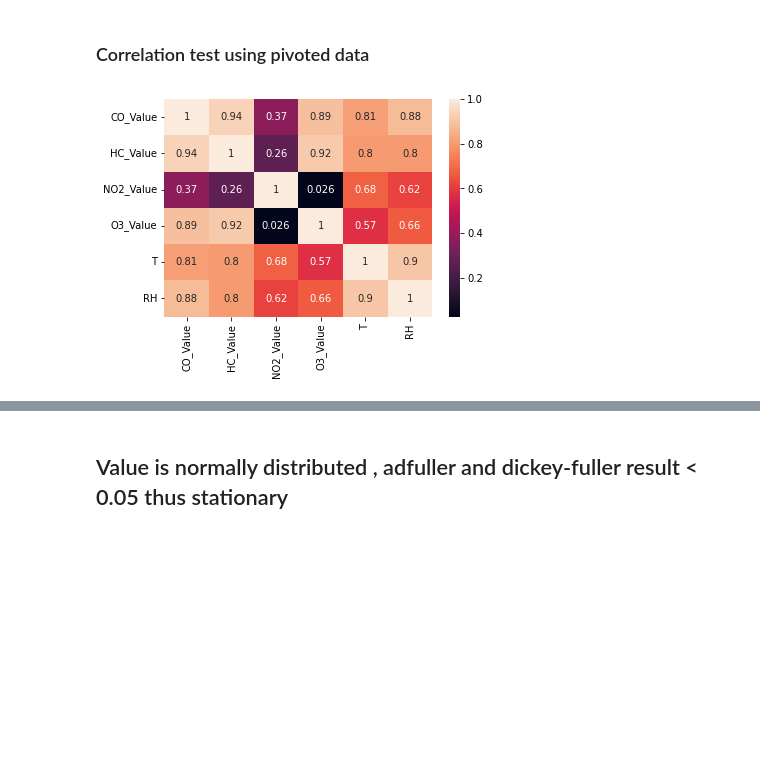
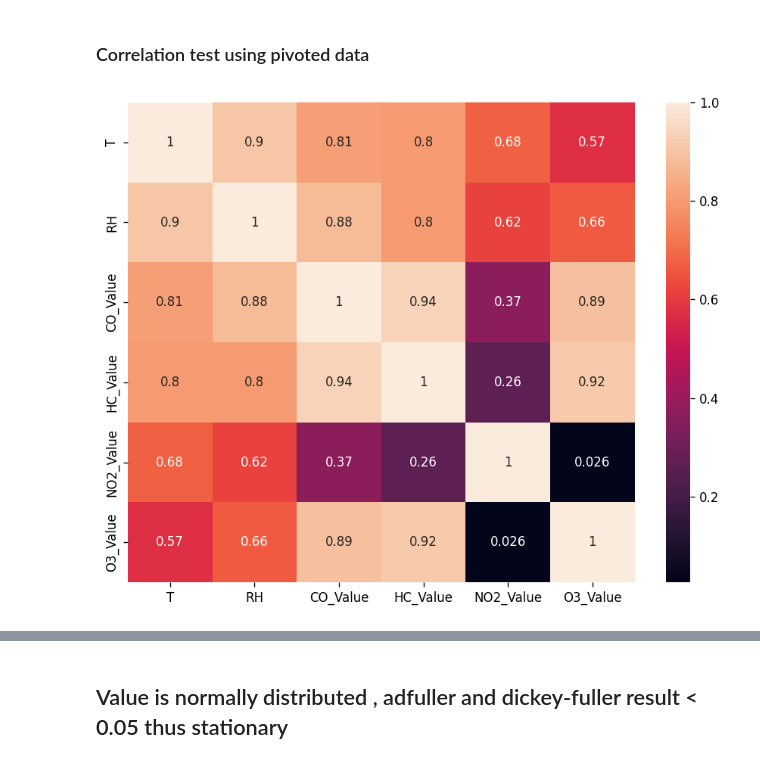
Before and after one commit to JoelPoah/AIMLCA2, a Jupyter notebook: TimeSeries_PartA/TimeSeries.ipynb, the cells around one changed output, grey strips where cells are left out. Drawn from its saved outputs; the diff is of its cells as text; code cells hidden in the pictures; blank space fills up the shorter version.

```diff
--- a/TimeSeries_PartA/TimeSeries.ipynb
+++ b/TimeSeries_PartA/TimeSeries.ipynb
@@ -291,8 +333,8 @@ df
 # %% [markdown]
 ### Correlation test using pivoted data
 # %%
-corr = df_pivot.corr()
+corr = df.corr()
 sns.heatmap(corr, annot=True)
 plt.show()
 # %% [output]
-[figure, old version]
+[figure, new version]
```
Also changed, not shown: parts of 45 cells of this notebook.
